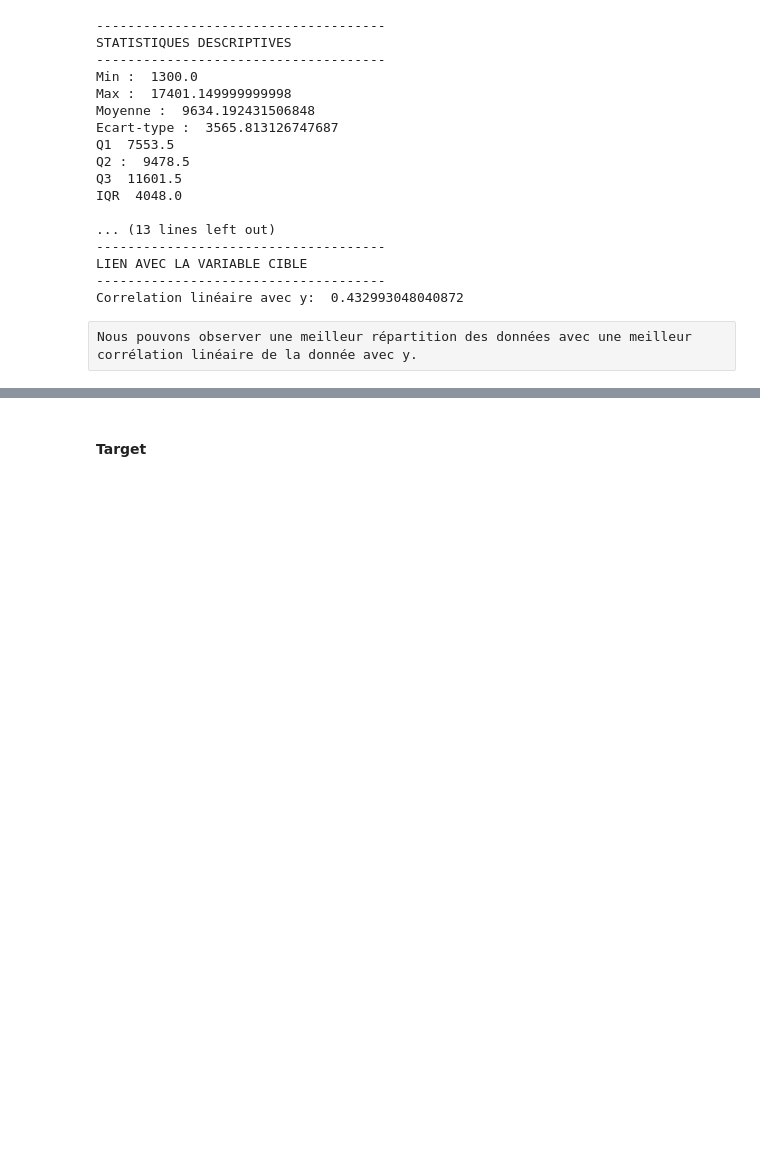
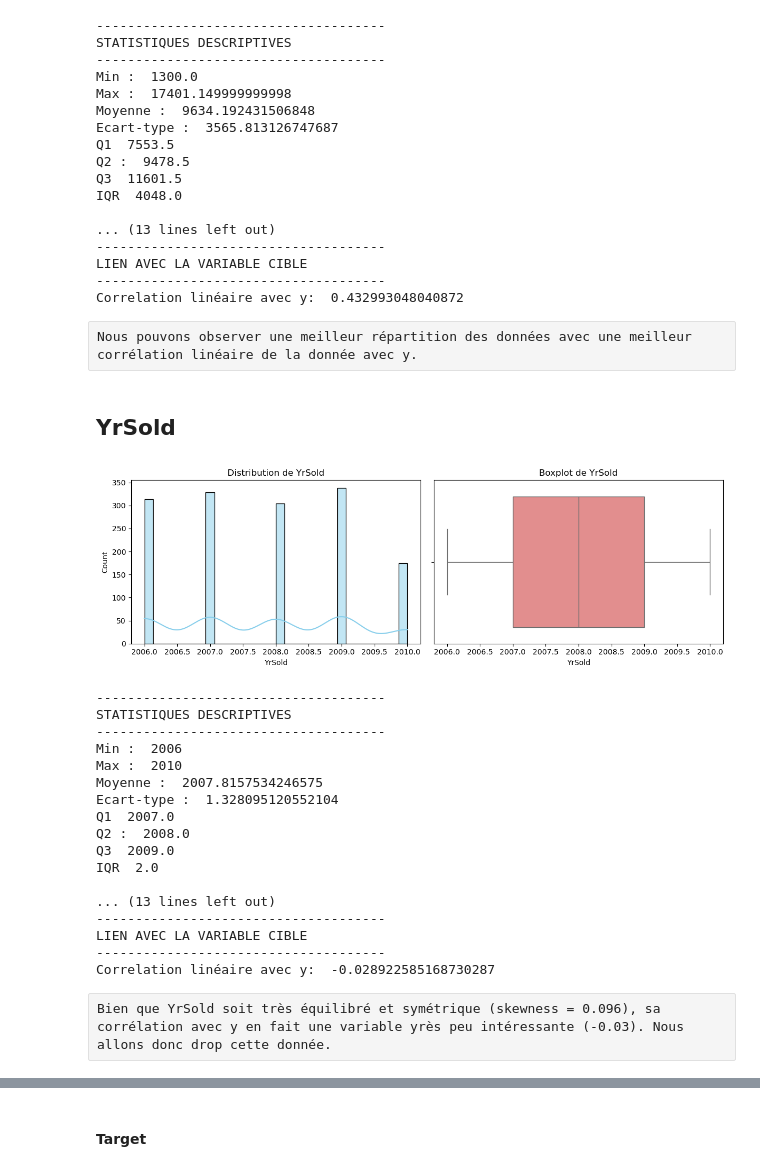
Before and after one commit to QuentinGense-hub/House-Prices---Advanced-Regression-Techniques, a Jupyter notebook: Script_immo.ipynb, the cells around one changed output, grey strips where cells are left out. Saved outputs shown, nothing was run; the diff lists cells and outputs as text; code cells hidden in the pictures; blank space fills up the shorter version.

```diff
--- a/Script_immo.ipynb
+++ b/Script_immo.ipynb
@@ -926,3 +926,28 @@ LIEN AVEC LA VARIABLE CIBLE
 Correlation linéaire avec y:  0.432993048040872
 # %% [raw]
 Nous pouvons observer une meilleur répartition des données avec une meilleur corrélation linéaire de la donnée avec y.
+# %% [markdown]
+## YrSold
+# %%
+analyse(X, 'YrSold', y)
+# %% [output]
+[figure, added]
+-------------------------------------
+STATISTIQUES DESCRIPTIVES
+-------------------------------------
+Min :  2006
+Max :  2010
+Moyenne :  2007.8157534246575
+Ecart-type :  1.328095120552104
+Q1  2007.0
+Q2 :  2008.0
+Q3  2009.0
+IQR  2.0
+
+... (13 lines left out)
+-------------------------------------
+LIEN AVEC LA VARIABLE CIBLE
+-------------------------------------
+Correlation linéaire avec y:  -0.028922585168730287
+# %% [raw]
+Bien que YrSold soit très équilibré et symétrique (skewness = 0.096), sa corrélation avec y en fait une variable yrès peu intéressante (-0.03). Nous allons donc drop cette donnée.
```
Also changed, not shown: parts of 50 cells of this notebook.
